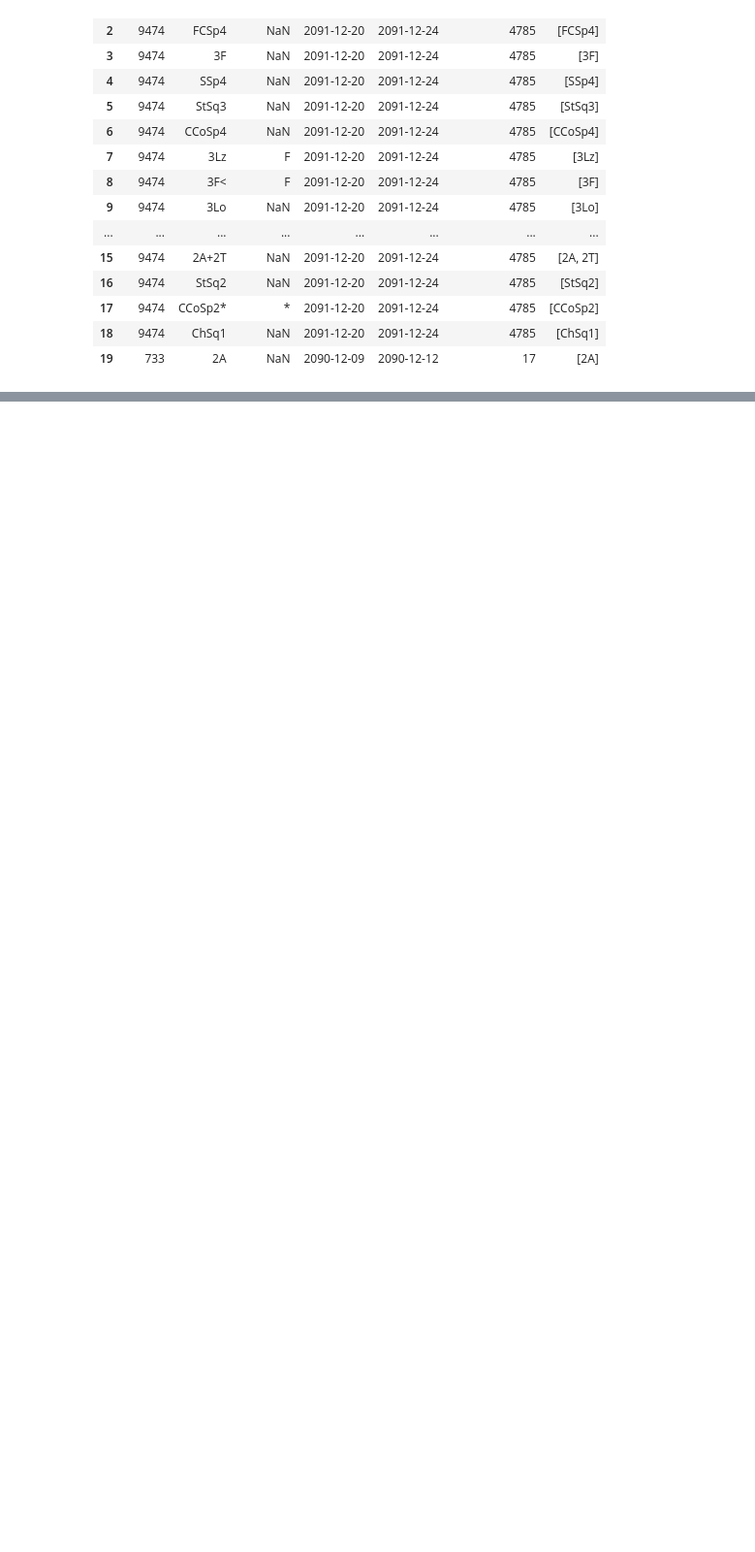
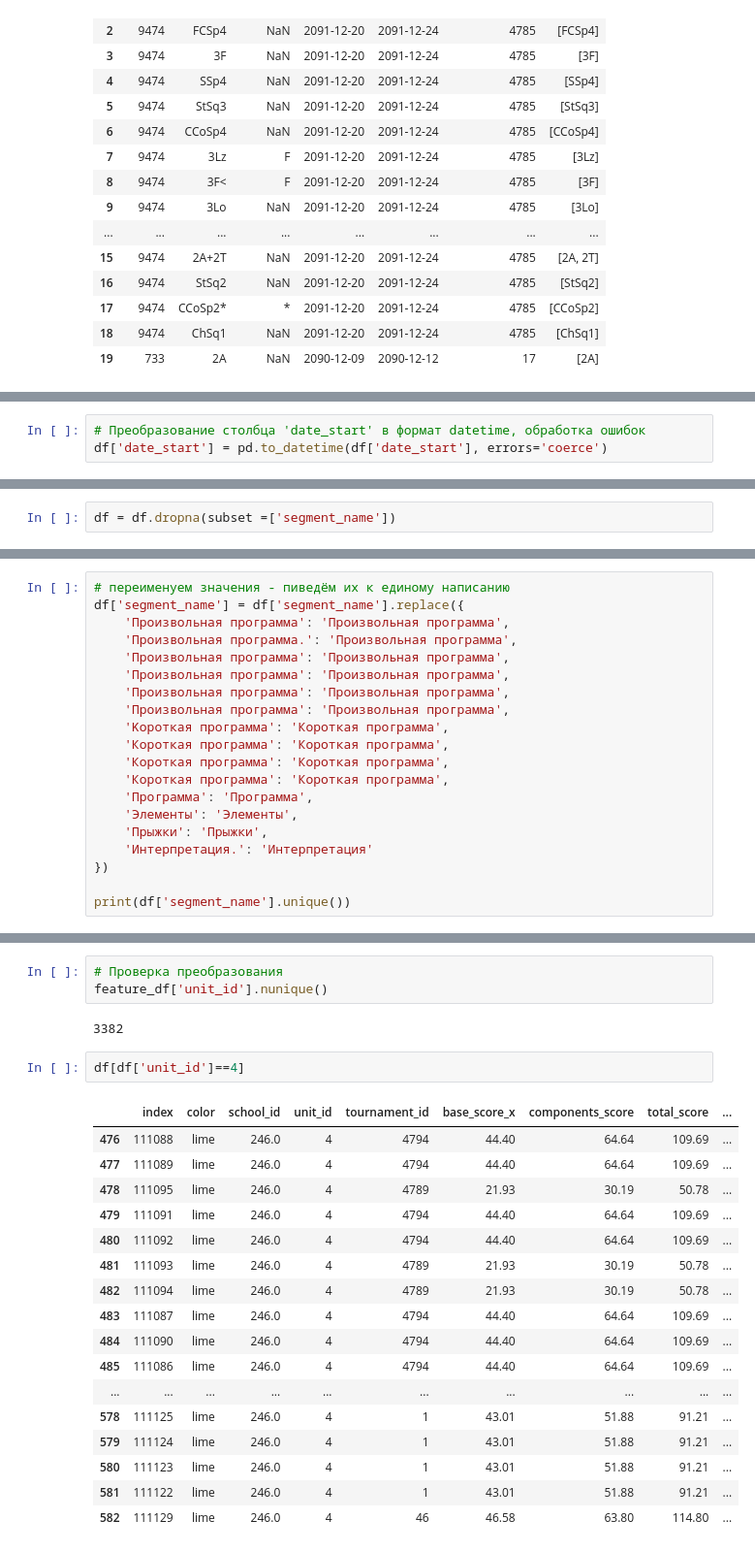
Before and after one commit to keda88/Portfolio, a Jupyter notebook: My champion/My champion.ipynb, the cells around one changed output, grey strips where cells are left out. Shown: that part at 97% size. Cells and saved outputs as stored; diff of their text form; blank space fills up the shorter version.

```diff
--- a/My champion/My champion.ipynb
+++ b/My champion/My champion.ipynb
@@ -769,0 +805,3 @@ display(features_df.head())
+# %%
+# Преобразование столбца 'date_start' в формат datetime, обработка ошибок
+df['date_start'] = pd.to_datetime(df['date_start'], errors='coerce')
@@ -769,0 +886,2 @@ display(features_df.head())
+# %%
+df = df.dropna(subset =['segment_name'])
@@ -769,0 +903,20 @@ display(features_df.head())
+# %%
+# переименуем значения - пиведём их к единому написанию
+df['segment_name'] = df['segment_name'].replace({
+    'Пpoизвoльнaя пpoгpaммa': 'Произвольная программа',
+    'Произвольная программа.': 'Произвольная программа',
+    'Пpoизвольнaя программа': 'Произвольная программа',
+    'Пpoизвольная программа': 'Произвольная программа',
+    'Прoизвольная прoграмма': 'Произвольная программа',
+    'Пpoизвольнaя программа': 'Произвольная программа',
+    'Kopoткaя пpoгpaммa': 'Короткая программа',
+    'Кopoткaя пpoгpaммa': 'Короткая программа',
+    'Коpоткая программа': 'Короткая программа',
+    'Кoроткая программа': 'Короткая программа',
+    'Пpогpaммa': 'Программа',
+    'Элeмeнты': 'Элементы',
+    'Прыжки': 'Прыжки',
+    'Интерпретация.': 'Интерпретация'
+})
+
+print(df['segment_name'].unique())
@@ -769,0 +1051,25 @@ display(features_df.head())
+# %%
+# Проверка преобразования
+feature_df['unit_id'].nunique()
+# %% [output]
+3382
+# %%
+df[df['unit_id']==4]
+# %% [output]
+|  | index | color | school_id | unit_id | tournament_id | base_score_x | components_score | total_score | ... |
+| 476 | 111088 | lime | 246.0 | 4 | 4794 | 44.40 | 64.64 | 109.69 | ... |
+| 477 | 111089 | lime | 246.0 | 4 | 4794 | 44.40 | 64.64 | 109.69 | ... |
+| 478 | 111095 | lime | 246.0 | 4 | 4789 | 21.93 | 30.19 | 50.78 | ... |
+| 479 | 111091 | lime | 246.0 | 4 | 4794 | 44.40 | 64.64 | 109.69 | ... |
+| 480 | 111092 | lime | 246.0 | 4 | 4794 | 44.40 | 64.64 | 109.69 | ... |
+| 481 | 111093 | lime | 246.0 | 4 | 4789 | 21.93 | 30.19 | 50.78 | ... |
+| 482 | 111094 | lime | 246.0 | 4 | 4789 | 21.93 | 30.19 | 50.78 | ... |
+| 483 | 111087 | lime | 246.0 | 4 | 4794 | 44.40 | 64.64 | 109.69 | ... |
+| 484 | 111090 | lime | 246.0 | 4 | 4794 | 44.40 | 64.64 | 109.69 | ... |
+| 485 | 111086 | lime | 246.0 | 4 | 4794 | 44.40 | 64.64 | 109.69 | ... |
+| ... | ... | ... | ... | ... | ... | ... | ... | ... | ... |
+| 578 | 111125 | lime | 246.0 | 4 | 1 | 43.01 | 51.88 | 91.21 | ... |
+| 579 | 111124 | lime | 246.0 | 4 | 1 | 43.01 | 51.88 | 91.21 | ... |
+| 580 | 111123 | lime | 246.0 | 4 | 1 | 43.01 | 51.88 | 91.21 | ... |
+| 581 | 111122 | lime | 246.0 | 4 | 1 | 43.01 | 51.88 | 91.21 | ... |
+| 582 | 111129 | lime | 246.0 | 4 | 46 | 46.58 | 63.80 | 114.80 | ... |
```
Also changed, not shown: parts of 40 cells of this notebook.
